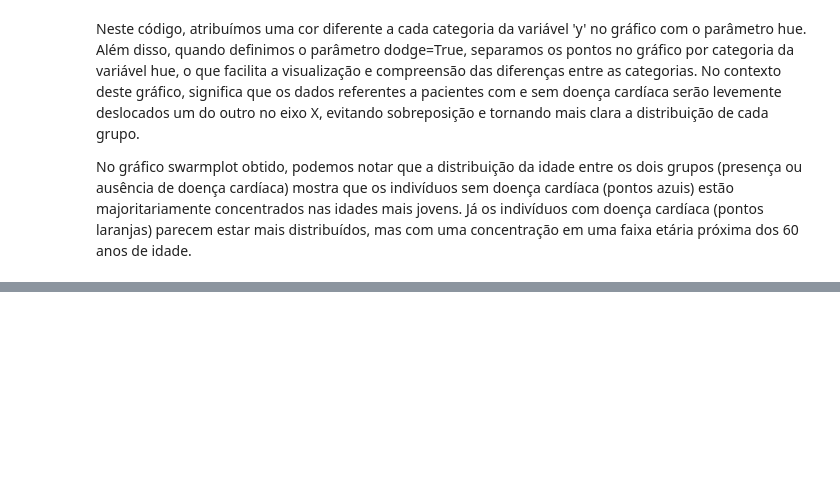
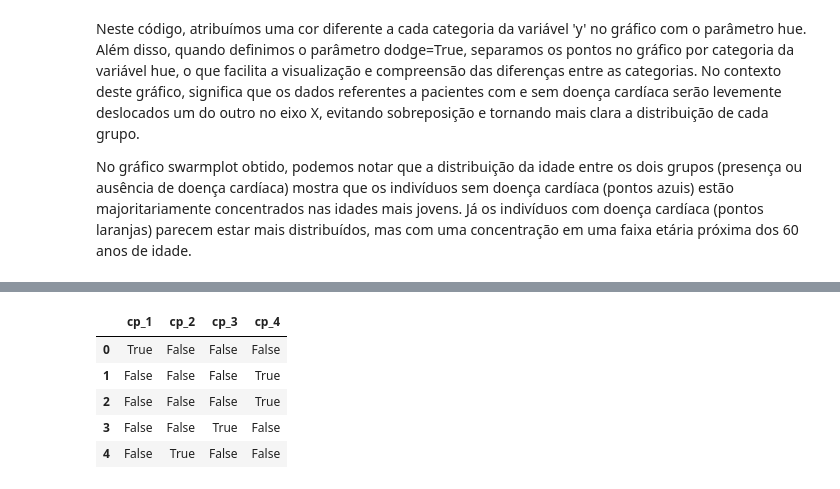
Before and after one commit to kaiomudkt/tensorflow, a Jupyter notebook: doenca_cardiaca.ipynb, the cells around one changed output, grey strips where cells are left out. Drawn from its saved outputs; the diff is of its cells as text; code cells hidden in the pictures; blank space fills up the shorter version.

```diff
--- a/doenca_cardiaca.ipynb
+++ b/doenca_cardiaca.ipynb
@@ -154,0 +167,12 @@ No gráfico swarmplot obtido, podemos notar que a distribuição da idade entre
+# %%
+import pandas as pd
+
+df_cp = pd.get_dummies(X['cp'], prefix='cp')
+df_cp.head()
+# %% [output]
+|  | cp_1 | cp_2 | cp_3 | cp_4 |
+| 0 | True | False | False | False |
+| 1 | False | False | False | True |
+| 2 | False | False | False | True |
+| 3 | False | False | True | False |
+| 4 | False | True | False | False |
```
Also changed, not shown: parts of 8 cells of this notebook.
